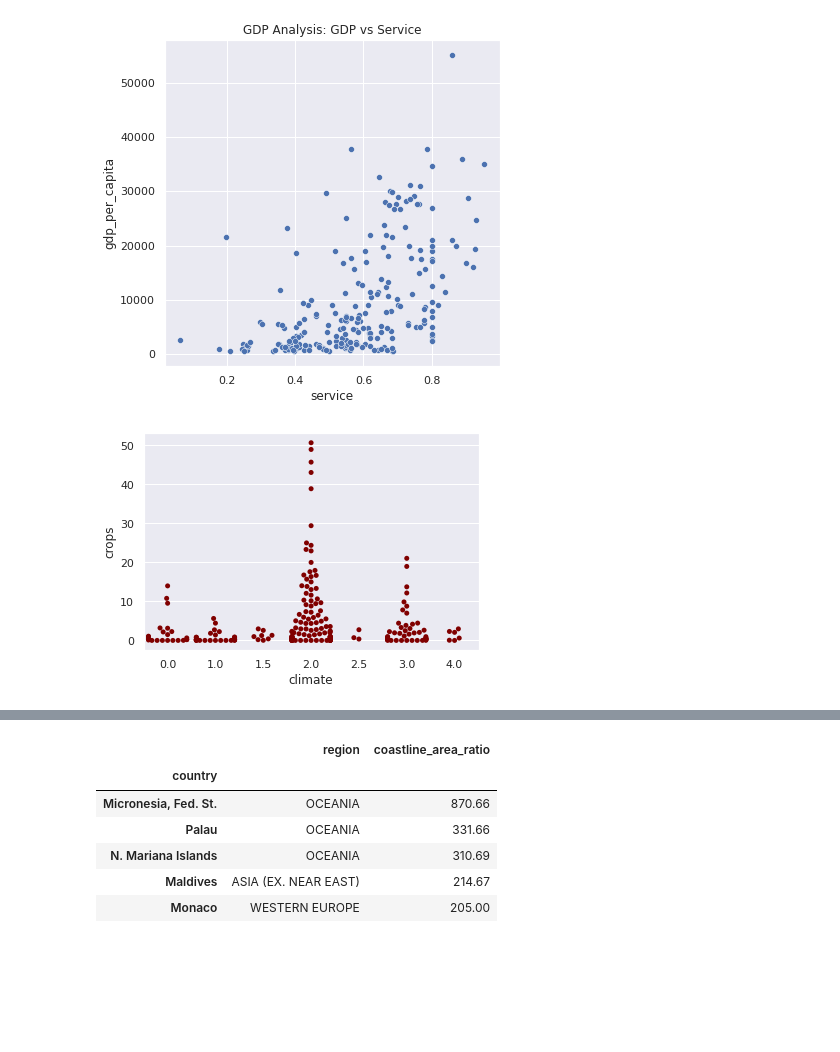
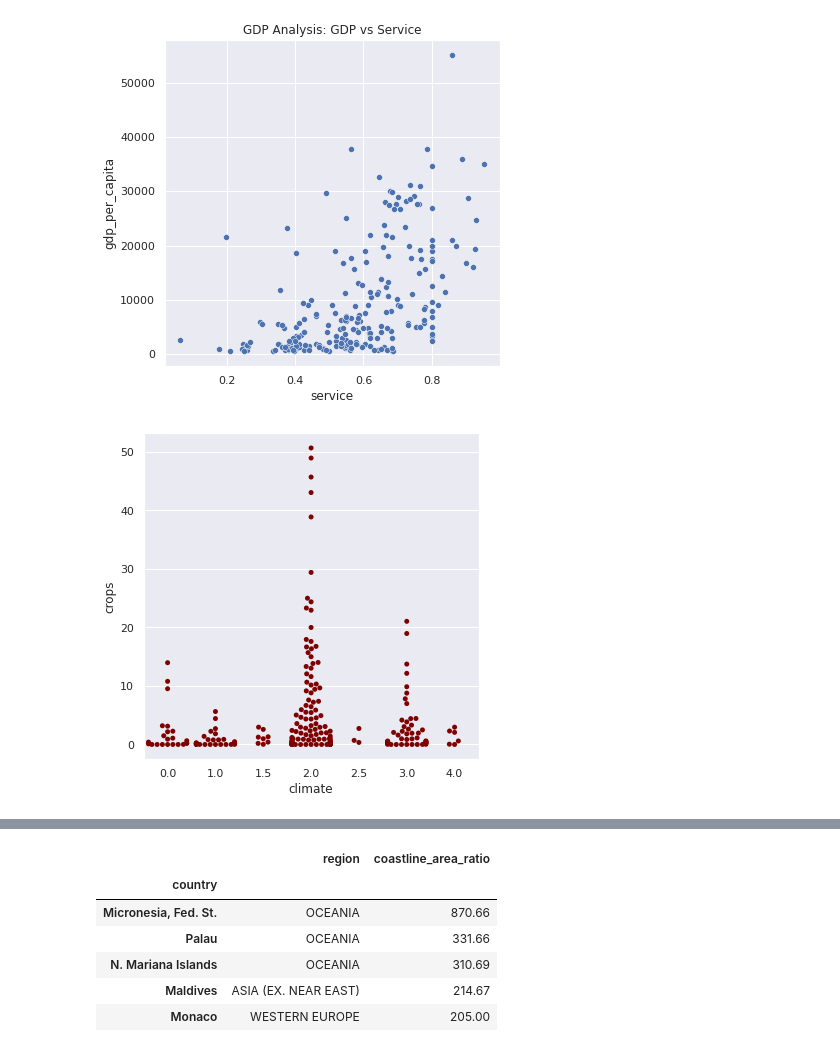
Before and after one commit to nishacado/Predicting-GDP, a Jupyter notebook: Nishanthi/countries_final.ipynb, the cells around one changed output, grey strips where cells are left out. Drawn from its saved outputs; the diff is of its cells as text; code cells hidden in the pictures; blank space fills up the shorter version.

```diff
--- a/Nishanthi/countries_final.ipynb
+++ b/Nishanthi/countries_final.ipynb
@@ -321,8 +324,9 @@ plt.show()
 [figure]
 # %%
 #Which Climate is  suitable for the Large Production of Crops
+fig = plt.figure(figsize=(6, 6))
 sns.swarmplot(x='climate',y='crops',data=countries,color='maroon')
 plt.show()
 # %% [output]
-[figure, old version]
+[figure, new version]
 # %%
```
Also changed, not shown: parts of 45 cells of this notebook, 4 other files.
